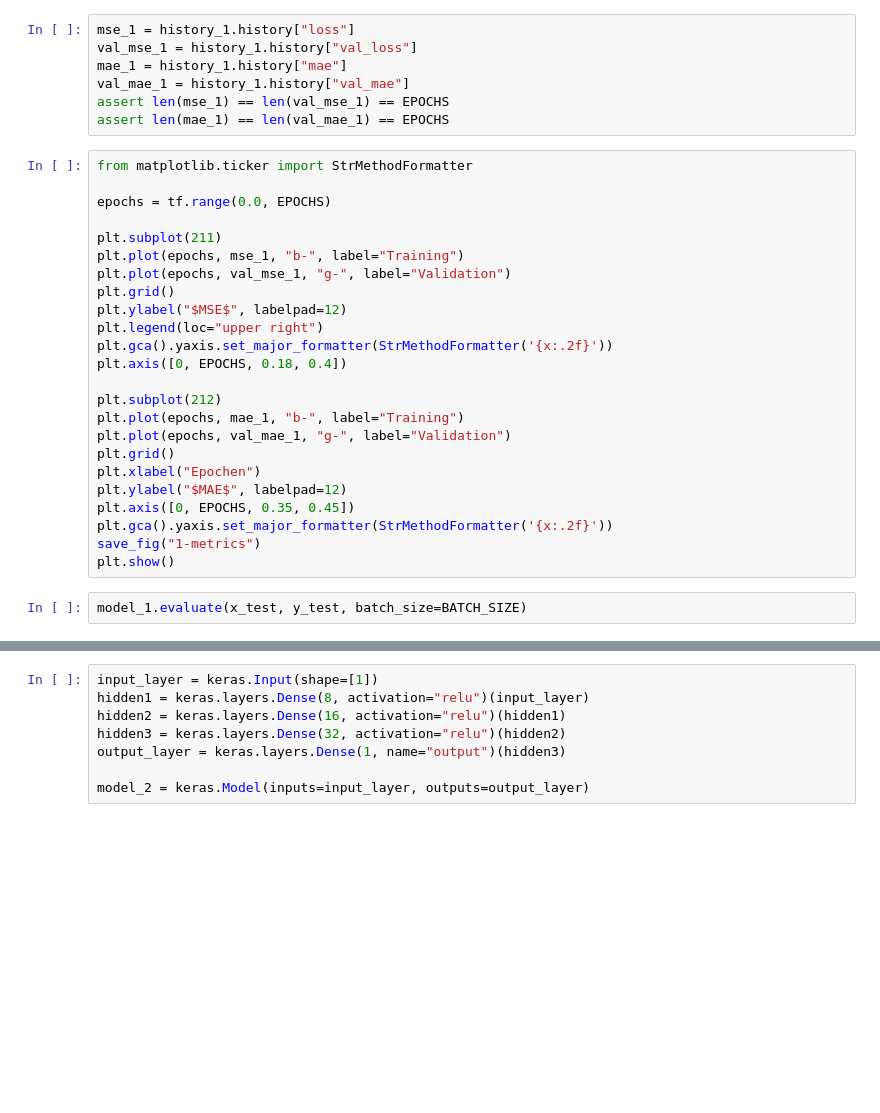
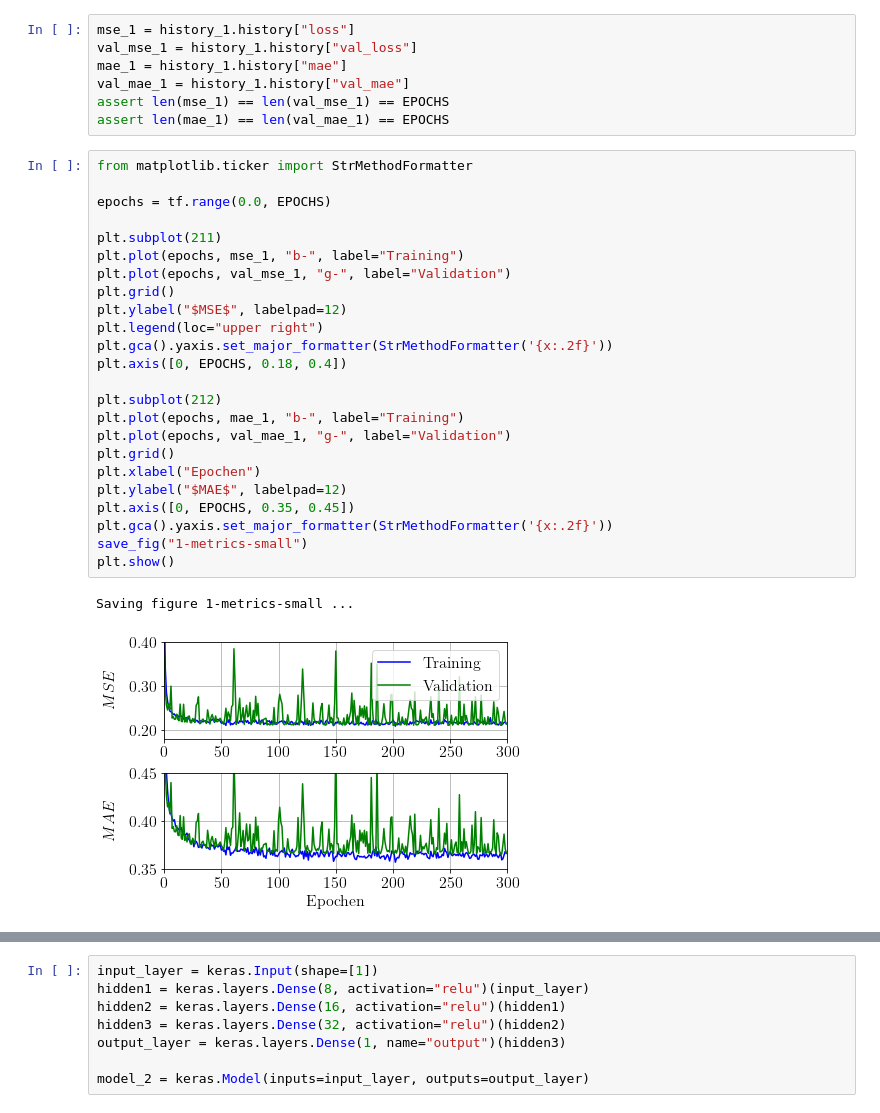
Before and after one commit to JensDll/bachelorarbeit-notebooks, a Jupyter notebook: first-nn/sine.ipynb, the cells around one changed output, grey strips where cells are left out. Drawn from its saved outputs; the diff is of its cells as text; blank space fills up the shorter version.

```diff
--- a/first-nn/sine.ipynb
+++ b/first-nn/sine.ipynb
@@ -238,26 +282,27 @@ assert len(mae_1) == len(val_mae_1) == EPOCHS
 # %%
 from matplotlib.ticker import StrMethodFormatter
 
 epochs = tf.range(0.0, EPOCHS)
 
 plt.subplot(211)
 plt.plot(epochs, mse_1, "b-", label="Training")
 plt.plot(epochs, val_mse_1, "g-", label="Validation")
 plt.grid()
 plt.ylabel("$MSE$", labelpad=12)
 plt.legend(loc="upper right")
 plt.gca().yaxis.set_major_formatter(StrMethodFormatter('{x:.2f}'))
 plt.axis([0, EPOCHS, 0.18, 0.4])
 
 plt.subplot(212)
 plt.plot(epochs, mae_1, "b-", label="Training")
 plt.plot(epochs, val_mae_1, "g-", label="Validation")
 plt.grid()
 plt.xlabel("Epochen")
 plt.ylabel("$MAE$", labelpad=12)
 plt.axis([0, EPOCHS, 0.35, 0.45])
 plt.gca().yaxis.set_major_formatter(StrMethodFormatter('{x:.2f}'))
-save_fig("1-metrics")
+save_fig("1-metrics-small")
 plt.show()
+# %% [output]
+Saving figure 1-metrics-small ...
+[figure, added]
-# %%
-model_1.evaluate(x_test, y_test, batch_size=BATCH_SIZE)
```
Also changed, not shown: parts of 28 cells of this notebook, 25 other files.
